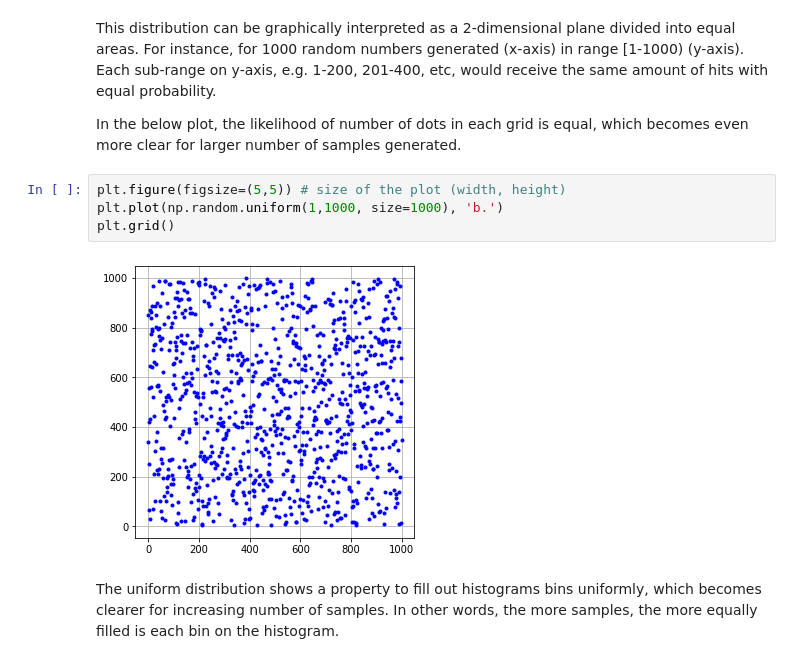
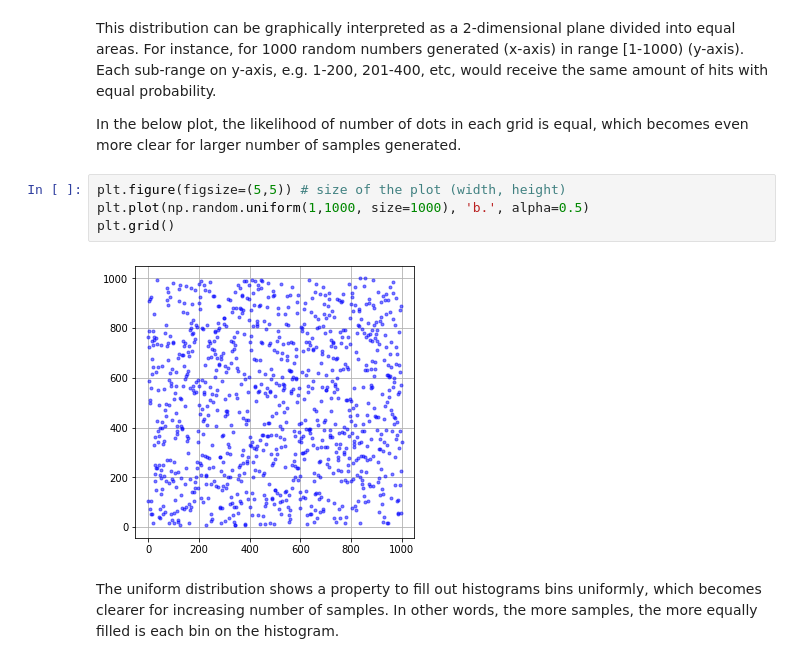
Before and after one commit to andkoc001/fun-with-numpy-random, a Jupyter notebook: exploring-random-numpy.ipynb, the cells around one changed output. Cells and saved outputs as stored; diff of their text form.

```diff
--- a/exploring-random-numpy.ipynb
+++ b/exploring-random-numpy.ipynb
@@ -215,10 +215,10 @@ This distribution can be graphically interpreted as a 2-dimensional plane divide
 In the below plot, the likelihood of number of dots in each grid is equal, which becomes even more clear for larger number of samples generated.
 # %%
 plt.figure(figsize=(5,5)) # size of the plot (width, height)
-plt.plot(np.random.uniform(1,1000, size=1000), 'b.')
+plt.plot(np.random.uniform(1,1000, size=1000), 'b.', alpha=0.5)
 plt.grid()
 # %% [output]
-[figure, old version]
+[figure, new version]
 # %% [markdown]
 The uniform distribution shows a property to fill out histograms bins uniformly, which becomes clearer for increasing number of samples. In other words, the more samples, the more equally filled is each bin on the histogram.
 # %%
```
Also changed, not shown: parts of 28 cells of this notebook.
